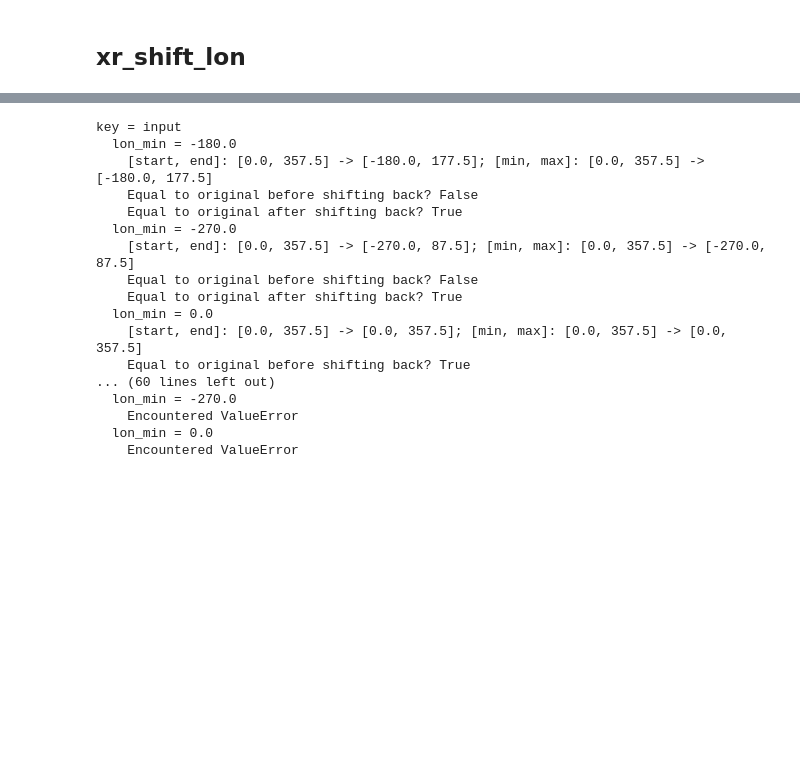
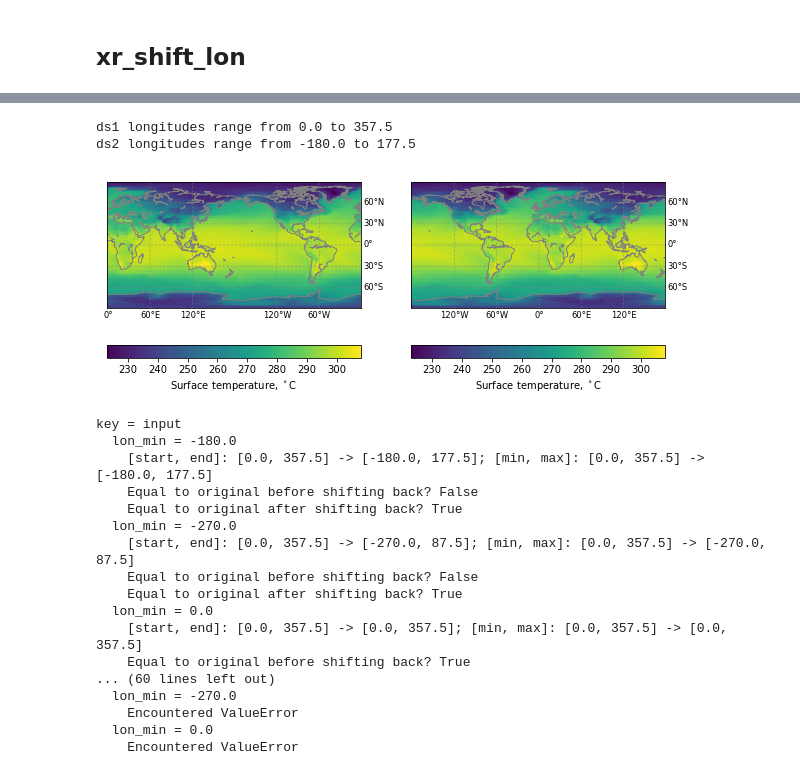
Before and after one commit to grandey/climapy, a Jupyter notebook: notebooks/dev_climapy_xr.ipynb, the cells around one changed output, grey strips where cells are left out. Drawn from its saved outputs; the diff is of its cells as text; code cells hidden in the pictures; blank space fills up the shorter version.

Commit message:
Updating dev_climapy_xr.ipynb
Including example use of xr_shift_lon, and displaying result via map
figure.

```diff
--- a/notebooks/dev_climapy_xr.ipynb
+++ b/notebooks/dev_climapy_xr.ipynb
@@ -160,3 +209,32 @@ False for "strange"
+# %%
+# Example: display result of applying xr_shift_lon to a Dataset
+ds1 = f0_dict['input']
+print('ds1 longitudes range from {} to {}'.format(*ds1['lon'].values[[0, -1]]))
+ds2 = climapy.xr_shift_lon(ds1)
+print('ds2 longitudes range from {} to {}'.format(*ds2['lon'].values[[0, -1]]))
+# Plot
+fig, axs = plt.subplots(1, 2, figsize=(10, 4.5))
+for ax, ds, title in zip(axs, [ds1, ds2], ['ds1 (unshifted)', 'ds2 (longitudes shifted)']):
+    # Longitude and latitude values
+    lon, lat = ds['lon'].values, ds['lat'].values
+    lon0 = lon[0] - ((lon[1] - lon[0]) / 2.0)  # lower bound for first longitude bin
+    lat0 = lat[0] - ((lat[1] - lat[0]) / 2.0)  # pseudo lower bound for first latitude bin
+    # Set up map
+    bm = Basemap(llcrnrlat=-90.0, urcrnrlat=90.0, llcrnrlon=lon0, urcrnrlon=360.0+lon0, ax=ax)
+    bm.drawcoastlines(color='0.5')
+    bm.drawparallels([-60, -30, 0, 30, 60], labels=[0, 1, 0, 0], fontsize='small',
+                      color='0.5', linewidth=0.5)
+    bm.drawmeridians([-120, -60, 0, 60, 120], labels=[0, 0, 0, 1], fontsize='small',
+                      color='0.5', linewidth=0.5)
+    # Plot data and colour bar
+    data = ds.isel(time=0)['TS'] - 273.15  # surface temperature in degC
+    im = ax.imshow(ds.isel(time=0)['TS'].values, extent=[lon0, 360+lon0, -lat0, lat0])
+    cbar = fig.colorbar(im, ax=ax, orientation='horizontal')
+    cbar.set_label('Surface temperature, $^\circ$C')
+# %% [output]
+ds1 longitudes range from 0.0 to 357.5
+ds2 longitudes range from -180.0 to 177.5
+[figure, added]
 # %%
 # Test 1: for Datasets, shift longitudes to a specified range then shift back
 for key in f_dict.keys():
```
Also changed, not shown: parts of 5 cells of this notebook.
